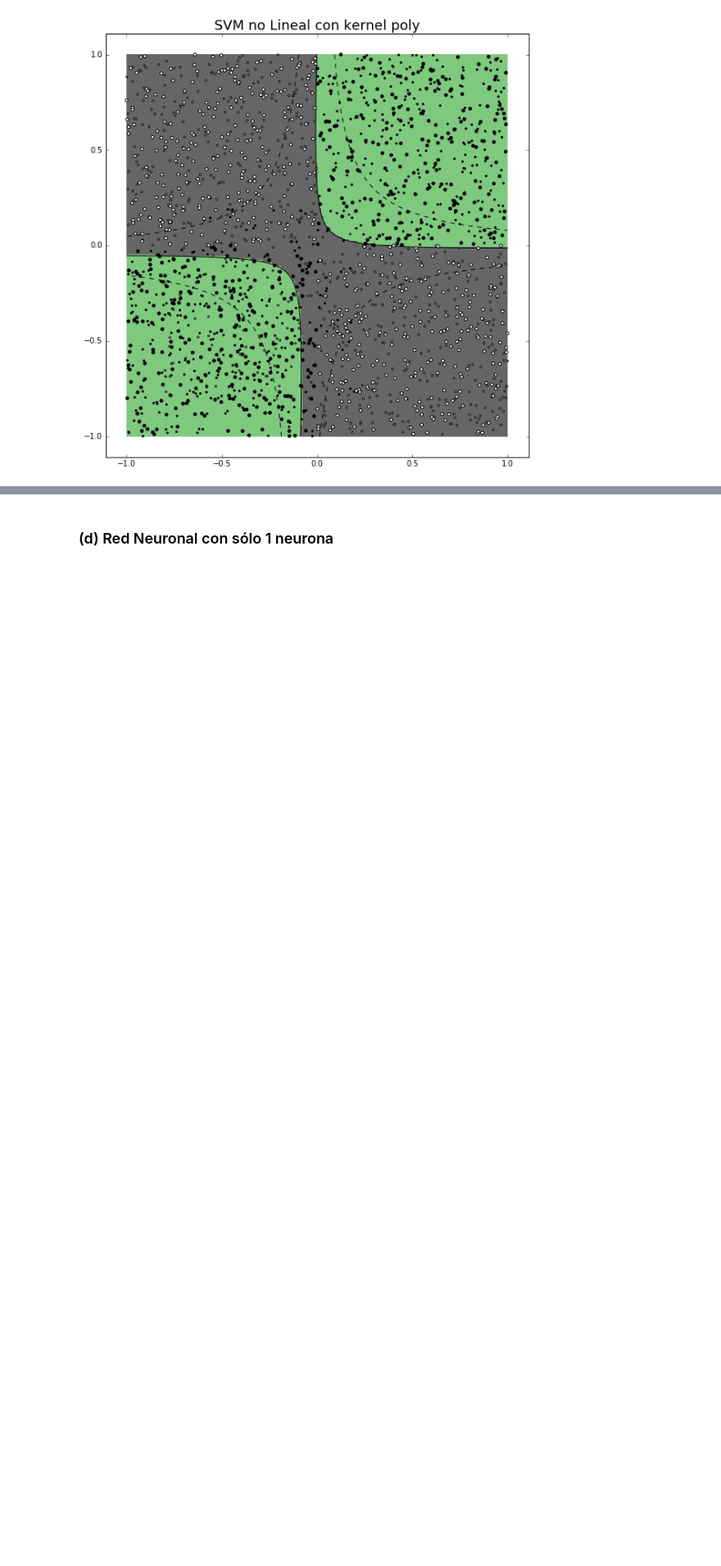
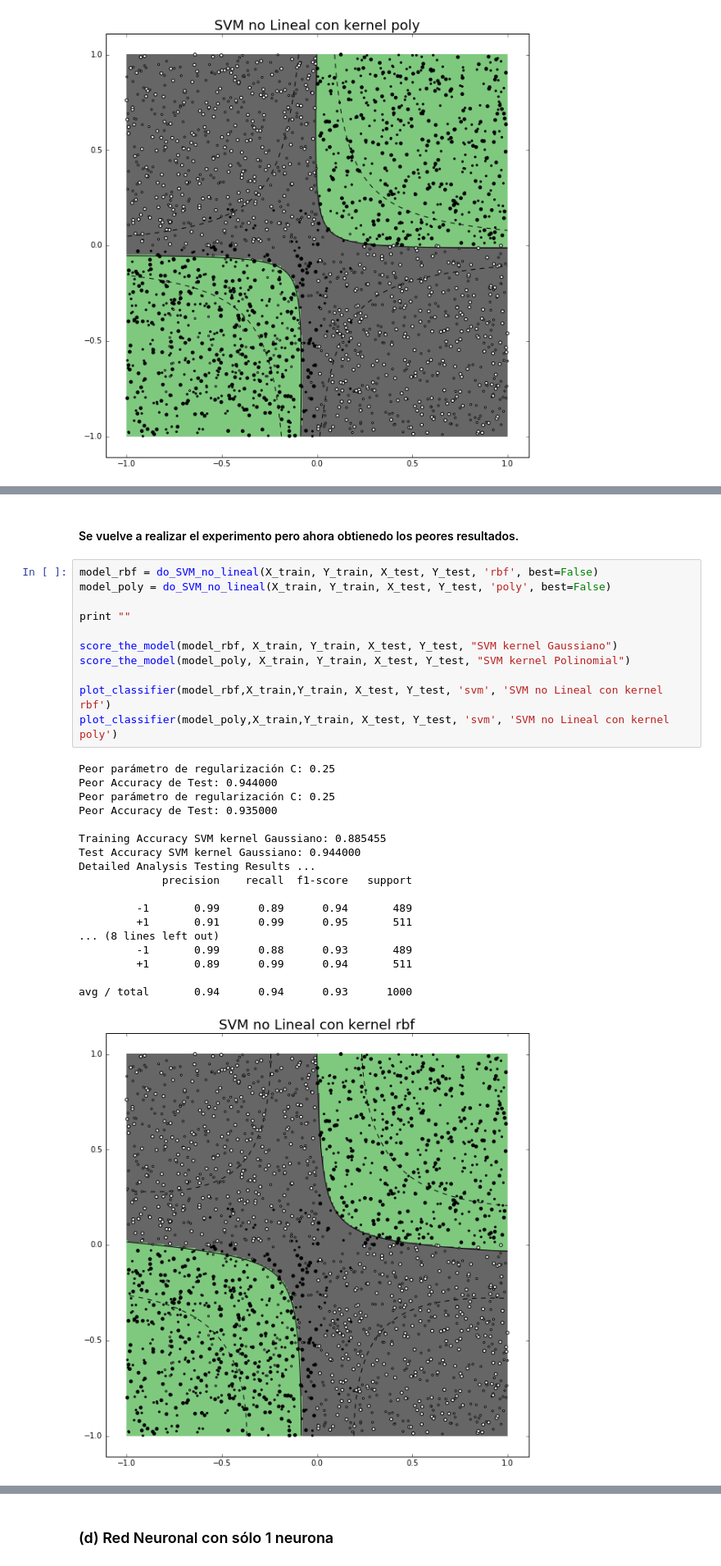
Before and after one commit to mazino/ML-Tarea1, a Jupyter notebook: ML-Tarea3/Pregunta 1/Pregunta 1.ipynb, the cells around one changed output, grey strips where cells are left out. Shown at 82% size. Saved outputs shown, nothing was run; the diff lists cells and outputs as text; blank space fills up the shorter version.

```diff
--- a/ML-Tarea3/Pregunta 1/Pregunta 1.ipynb
+++ b/ML-Tarea3/Pregunta 1/Pregunta 1.ipynb
@@ -242,0 +281,32 @@ plot_classifier(model_poly,X_train,Y_train, X_test, Y_test, 'svm', 'SVM no Linea
+# %% [markdown]
+#### Se vuelve a realizar el experimento pero ahora obtienedo los peores resultados.
+# %%
+model_rbf = do_SVM_no_lineal(X_train, Y_train, X_test, Y_test, 'rbf', best=False)
+model_poly = do_SVM_no_lineal(X_train, Y_train, X_test, Y_test, 'poly', best=False)
+
+print ""
+
+score_the_model(model_rbf, X_train, Y_train, X_test, Y_test, "SVM kernel Gaussiano")
+score_the_model(model_poly, X_train, Y_train, X_test, Y_test, "SVM kernel Polinomial")
+
+plot_classifier(model_rbf,X_train,Y_train, X_test, Y_test, 'svm', 'SVM no Lineal con kernel rbf')
+plot_classifier(model_poly,X_train,Y_train, X_test, Y_test, 'svm', 'SVM no Lineal con kernel poly')
+# %% [output]
+Peor parámetro de regularización C: 0.25
+Peor Accuracy de Test: 0.944000
+Peor parámetro de regularización C: 0.25
+Peor Accuracy de Test: 0.935000
+
+Training Accuracy SVM kernel Gaussiano: 0.885455
+Test Accuracy SVM kernel Gaussiano: 0.944000
+Detailed Analysis Testing Results ...
+             precision    recall  f1-score   support
+
+         -1       0.99      0.89      0.94       489
+         +1       0.91      0.99      0.95       511
+... (8 lines left out)
+         -1       0.99      0.88      0.93       489
+         +1       0.89      0.99      0.94       511
+
+avg / total       0.94      0.94      0.93      1000
+[figure, added]
```
Also changed, not shown: parts of 25 cells of this notebook.
